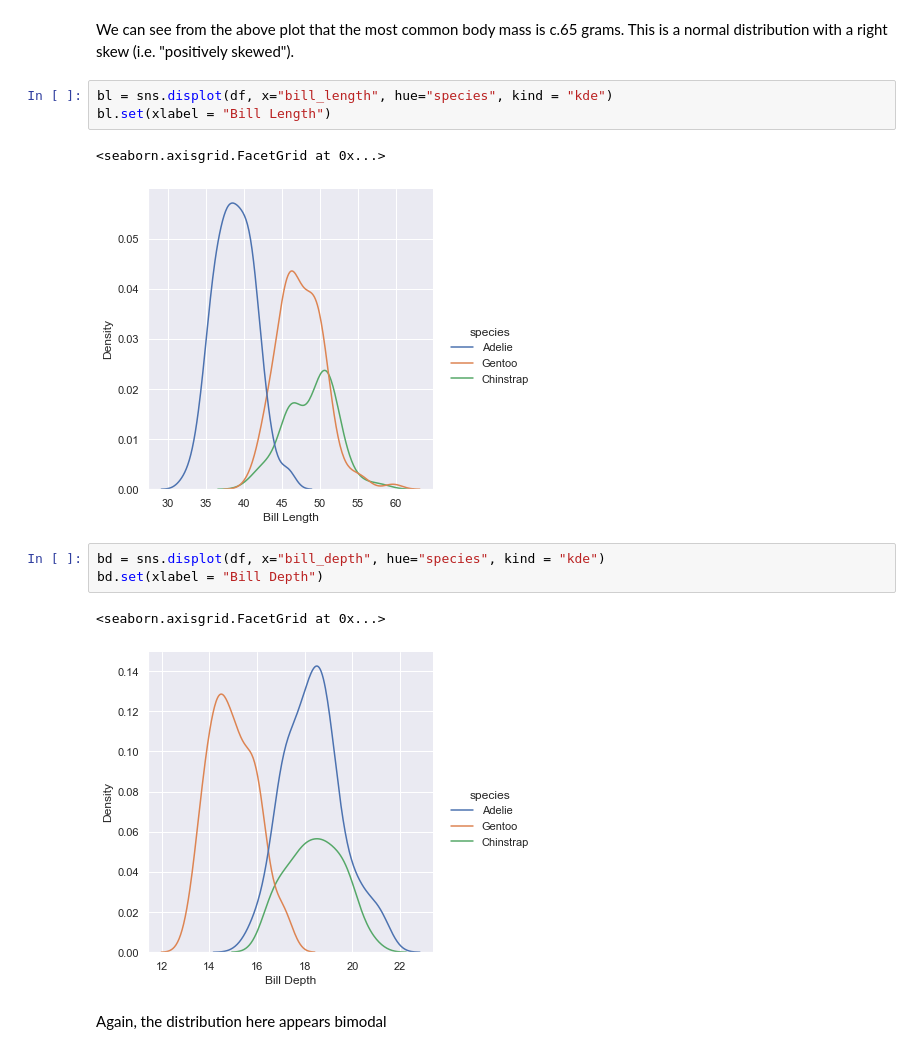
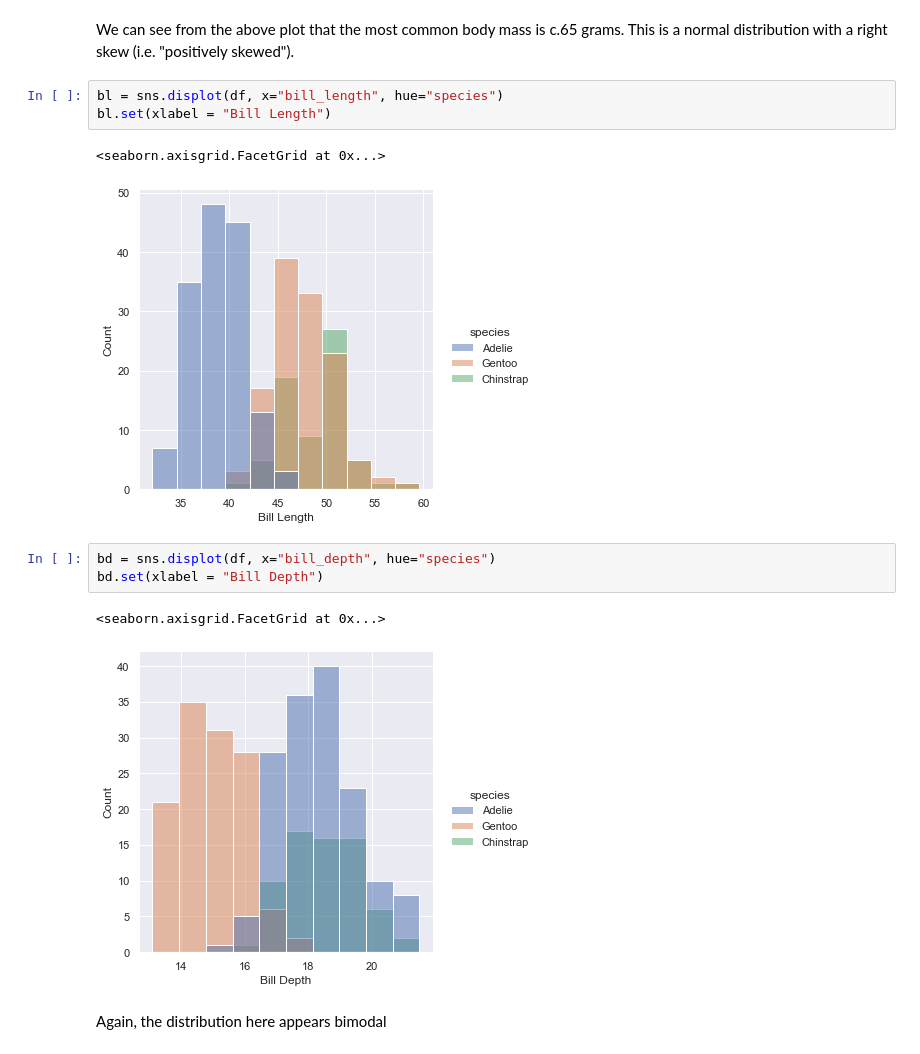
Before and after one commit to jbrad88/pda-project, a Jupyter notebook: pda-project.ipynb, the cells around one changed output. Saved outputs shown, nothing was run; the diff lists cells and outputs as text.

```diff
--- a/pda-project.ipynb
+++ b/pda-project.ipynb
@@ -117,17 +117,17 @@ bm.set(xlabel = "Body Mass")
 # %% [markdown]
 We can see from the above plot that the most common body mass is c.65 grams. This is a normal distribution with a right skew (i.e. "positively skewed").
 # %%
-bl = sns.displot(df, x="bill_length", hue="species", kind = "kde")
+bl = sns.displot(df, x="bill_length", hue="species")
 bl.set(xlabel = "Bill Length")
 # %% [output]
 <seaborn.axisgrid.FacetGrid at 0x...>
-[figure, old version]
+[figure, new version]
 # %%
-bd = sns.displot(df, x="bill_depth", hue="species", kind = "kde")
+bd = sns.displot(df, x="bill_depth", hue="species")
 bd.set(xlabel = "Bill Depth")
 # %% [output]
 <seaborn.axisgrid.FacetGrid at 0x...>
-[figure, old version]
+[figure, new version]
 # %% [markdown]
 Again, the distribution here appears bimodal
 # %% [markdown]
```
Also changed, not shown: parts of 20 cells of this notebook, 3 other files.
